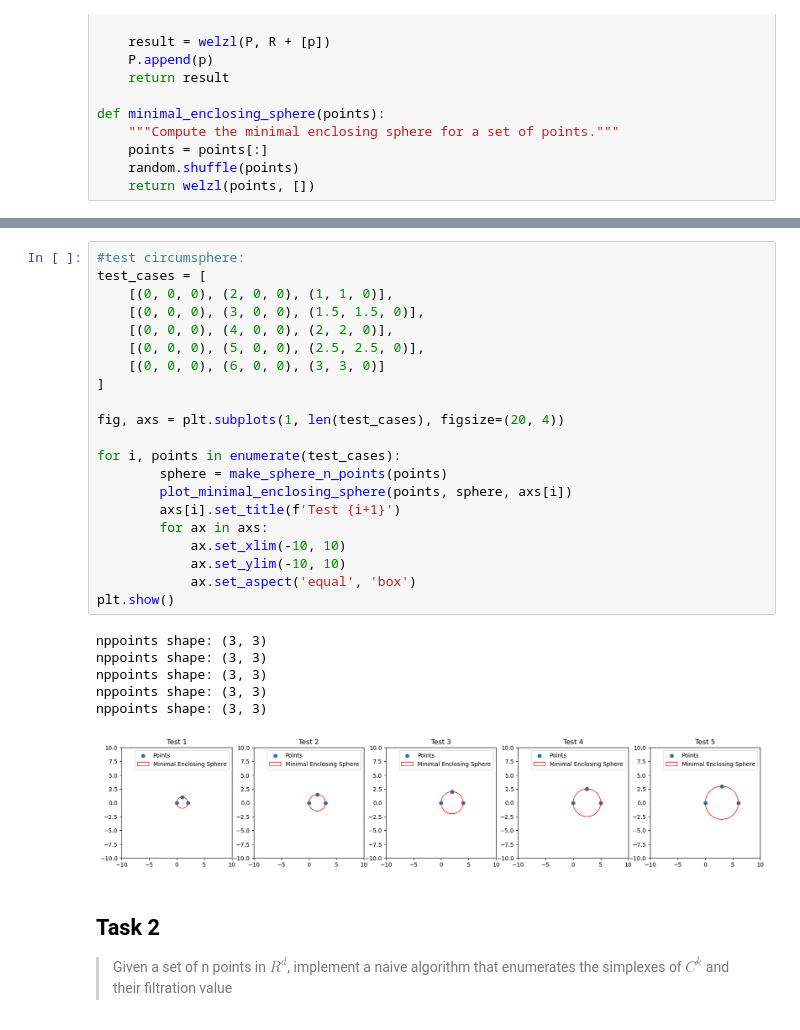
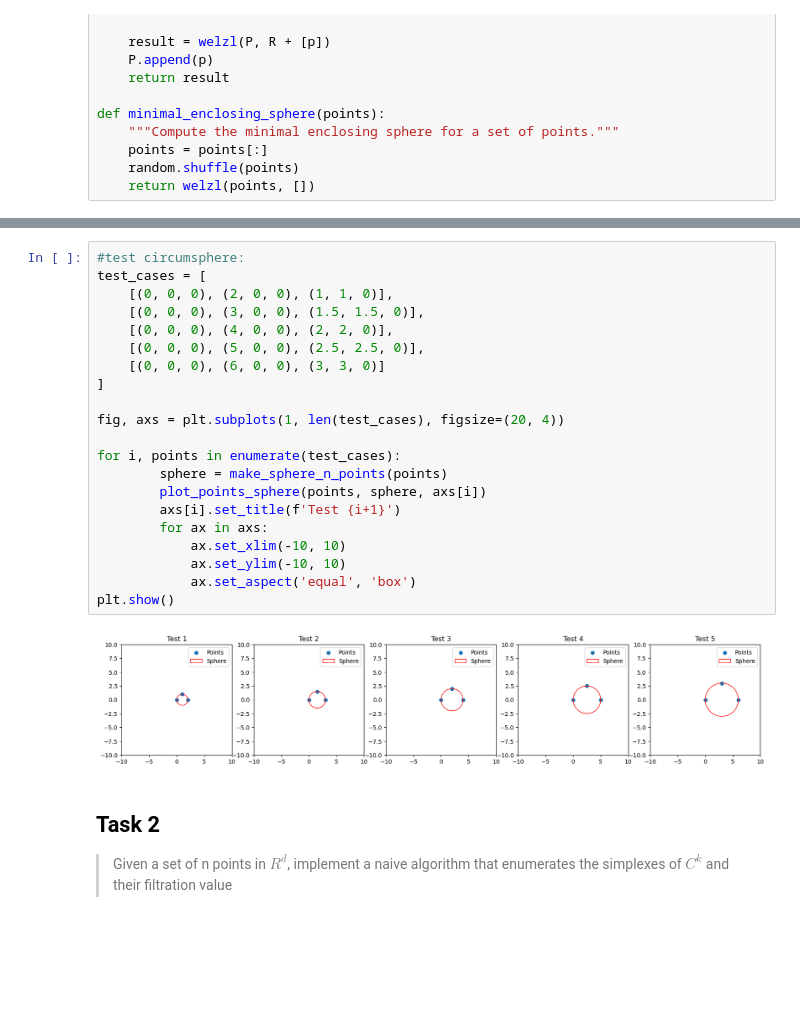
Before and after one commit to luc6987/Project-of-topological-calculation, a Jupyter notebook: readme.ipynb, the cells around one changed output, grey strips where cells are left out. Drawn from its saved outputs; the diff is of its cells as text; blank space fills up the shorter version.

```diff
--- a/readme.ipynb
+++ b/readme.ipynb
@@ -321,31 +314,26 @@ nppoints shape: (3, 3)
 # %%
 #test circumsphere:
 test_cases = [
     [(0, 0, 0), (2, 0, 0), (1, 1, 0)],
     [(0, 0, 0), (3, 0, 0), (1.5, 1.5, 0)],
     [(0, 0, 0), (4, 0, 0), (2, 2, 0)],
     [(0, 0, 0), (5, 0, 0), (2.5, 2.5, 0)],
     [(0, 0, 0), (6, 0, 0), (3, 3, 0)]
 ]
 
 fig, axs = plt.subplots(1, len(test_cases), figsize=(20, 4))
 
 for i, points in enumerate(test_cases):
         sphere = make_sphere_n_points(points)
-        plot_minimal_enclosing_sphere(points, sphere, axs[i])
+        plot_points_sphere(points, sphere, axs[i])
         axs[i].set_title(f'Test {i+1}')
         for ax in axs:
             ax.set_xlim(-10, 10)
             ax.set_ylim(-10, 10)
             ax.set_aspect('equal', 'box')
 plt.show()
 # %% [output]
-nppoints shape: (3, 3)
-nppoints shape: (3, 3)
-nppoints shape: (3, 3)
-nppoints shape: (3, 3)
-nppoints shape: (3, 3)
-[figure, old version]
+[figure, new version]
 # %% [markdown]
 ## Task 2
 
```
Also changed, not shown: parts of 12 cells of this notebook, 2 other files.
